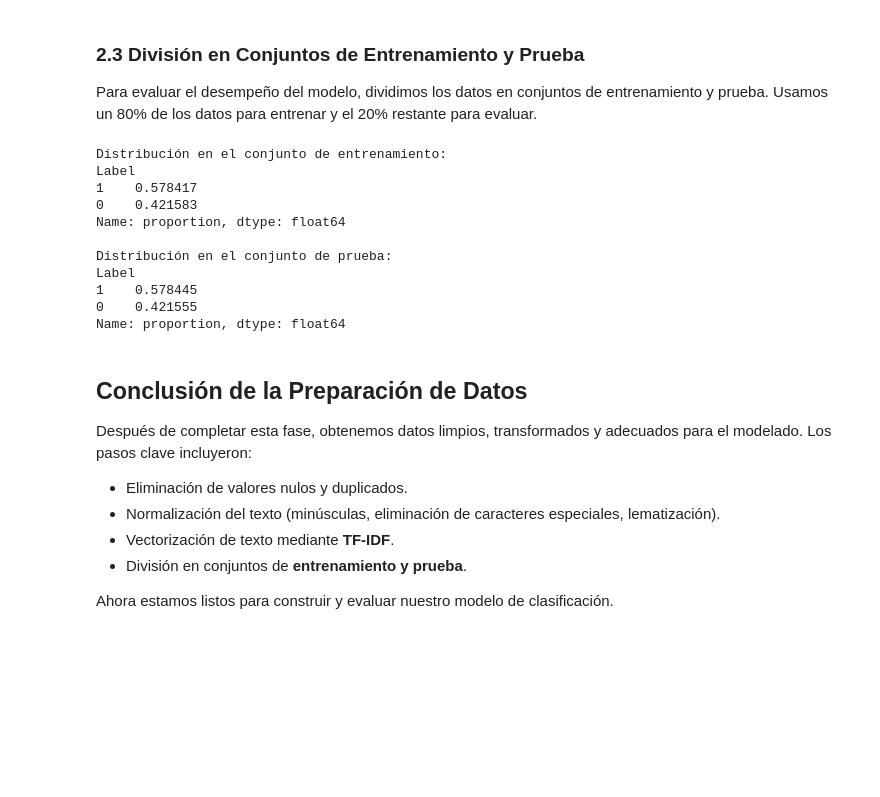
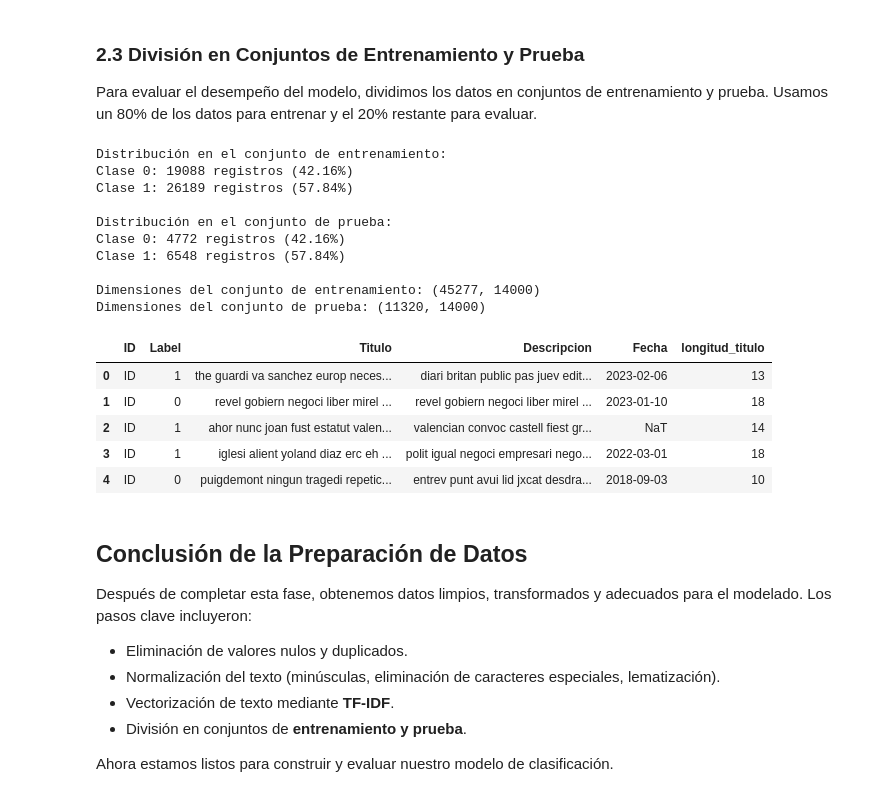
Before and after one commit to bryankamilx/Proyecto-1---BI, a Jupyter notebook: proyecto_1.ipynb, the cells around one changed output. Saved outputs shown, nothing was run; the diff lists cells and outputs as text; code cells hidden in the pictures; blank space fills up the shorter version.

```diff
--- a/proyecto_1.ipynb
+++ b/proyecto_1.ipynb
@@ -298,30 +333,52 @@ Dimensiones de la matriz de características: (56597, 10000)
 ### 2.3 División en Conjuntos de Entrenamiento y Prueba
 
 Para evaluar el desempeño del modelo, dividimos los datos en conjuntos de entrenamiento y prueba. Usamos un 80% de los datos para entrenar y el 20% restante para evaluar.
-# %%
-from sklearn.model_selection import train_test_split
-
-# División en entrenamiento y prueba (80-20)
-X_train, X_test, y_train, y_test = train_test_split(X, y, test_size=0.2, random_state=42, stratify=y)
-
-# Verificar distribución de clases
-print("Distribución en el conjunto de entrenamiento:")
-print(y_train.value_counts(normalize=True))
-
-print("\nDistribución en el conjunto de prueba:")
-print(y_test.value_counts(normalize=True))
-# %% [output]
-Distribución en el conjunto de entrenamiento:
-Label
-1    0.578417
-0    0.421583
-Name: proportion, dtype: float64
-
-Distribución en el conjunto de prueba:
-Label
-1    0.578445
-0    0.421555
-Name: proportion, dtype: float64
+# %%
+from sklearn.model_selection import train_test_split
+import numpy as np
+
+# Asegurar que 'y' sea un array de numpy para evitar problemas en sklearn
+y = np.array(y)
+
+# División en entrenamiento y prueba (80-20), manteniendo la distribución de clases
+X_train, X_test, y_train, y_test = train_test_split(
+    X, y, test_size=0.2, random_state=42, stratify=y
+)
+
+# Verificar distribución de clases usando np.unique() ya que y_train es un ndarray
+print("Distribución en el conjunto de entrenamiento:")
+unique, counts = np.unique(y_train, return_counts=True)
+for u, c in zip(unique, counts):
+    print(f"Clase {u}: {c} registros ({c / len(y_train) * 100:.2f}%)")
+
+print("\nDistribución en el conjunto de prueba:")
+unique, counts = np.unique(y_test, return_counts=True)
+for u, c in zip(unique, counts):
+    print(f"Clase {u}: {c} registros ({c / len(y_test) * 100:.2f}%)")
+
+# Verificar dimensiones después de la partición
+print(f"\nDimensiones del conjunto de entrenamiento: {X_train.shape}")
+print(f"Dimensiones del conjunto de prueba: {X_test.shape}")
+
+# Mostrar las primeras filas del dataframe de entrenamiento
+df_train.head()
+# %% [output]
+Distribución en el conjunto de entrenamiento:
+Clase 0: 19088 registros (42.16%)
+Clase 1: 26189 registros (57.84%)
+
+Distribución en el conjunto de prueba:
+Clase 0: 4772 registros (42.16%)
+Clase 1: 6548 registros (57.84%)
+
+Dimensiones del conjunto de entrenamiento: (45277, 14000)
+Dimensiones del conjunto de prueba: (11320, 14000)
+|  | ID | Label | Titulo | Descripcion | Fecha | longitud_titulo |
+| 0 | ID | 1 | the guardi va sanchez europ neces... | diari britan public pas juev edit... | 2023-02-06 | 13 |
+| 1 | ID | 0 | revel gobiern negoci liber mirel ... | revel gobiern negoci liber mirel ... | 2023-01-10 | 18 |
+| 2 | ID | 1 | ahor nunc joan fust estatut valen... | valencian convoc castell fiest gr... | NaT | 14 |
+| 3 | ID | 1 | iglesi alient yoland diaz erc eh ... | polit igual negoci empresari nego... | 2022-03-01 | 18 |
+| 4 | ID | 0 | puigdemont ningun tragedi repetic... | entrev punt avui lid jxcat desdra... | 2018-09-03 | 10 |
 # %% [markdown]
 ## Conclusión de la Preparación de Datos
 
```
Also changed, not shown: parts of 5 cells of this notebook.
